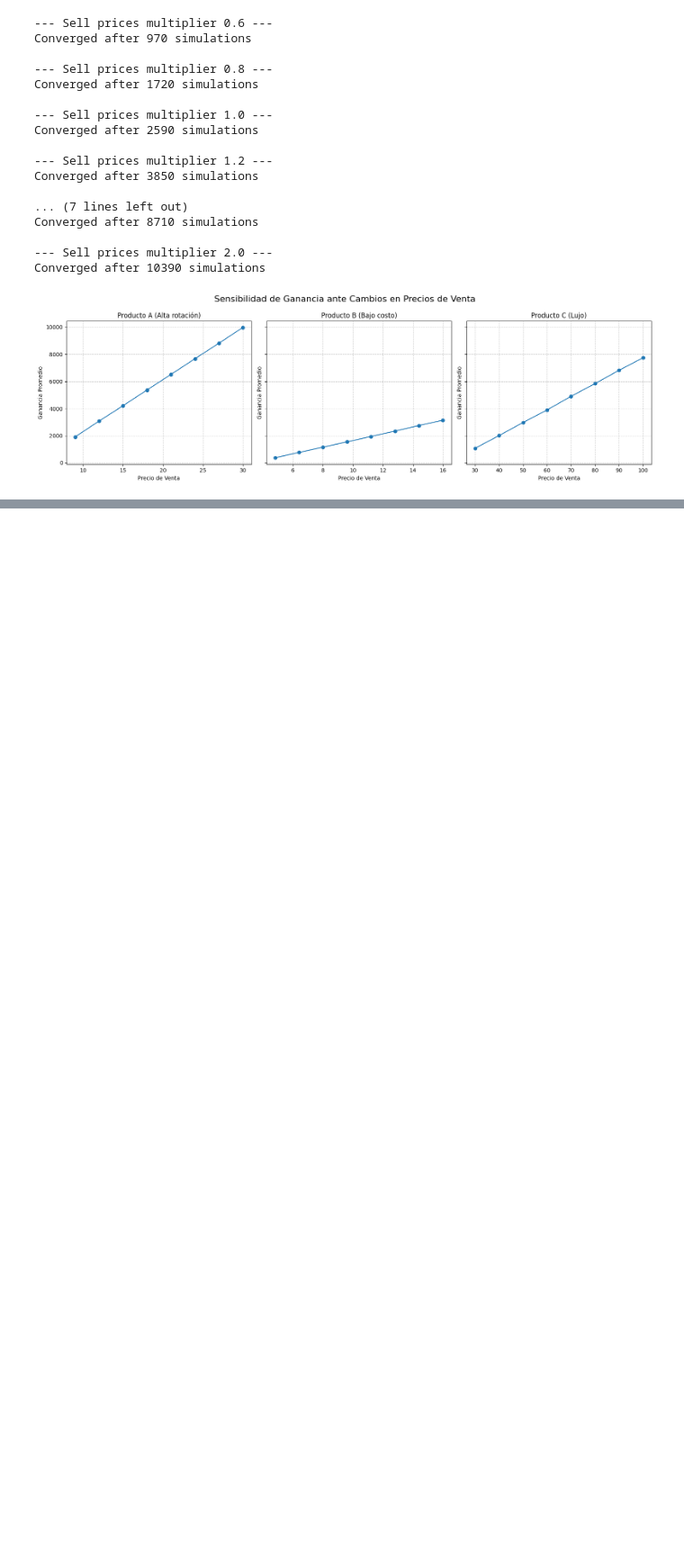
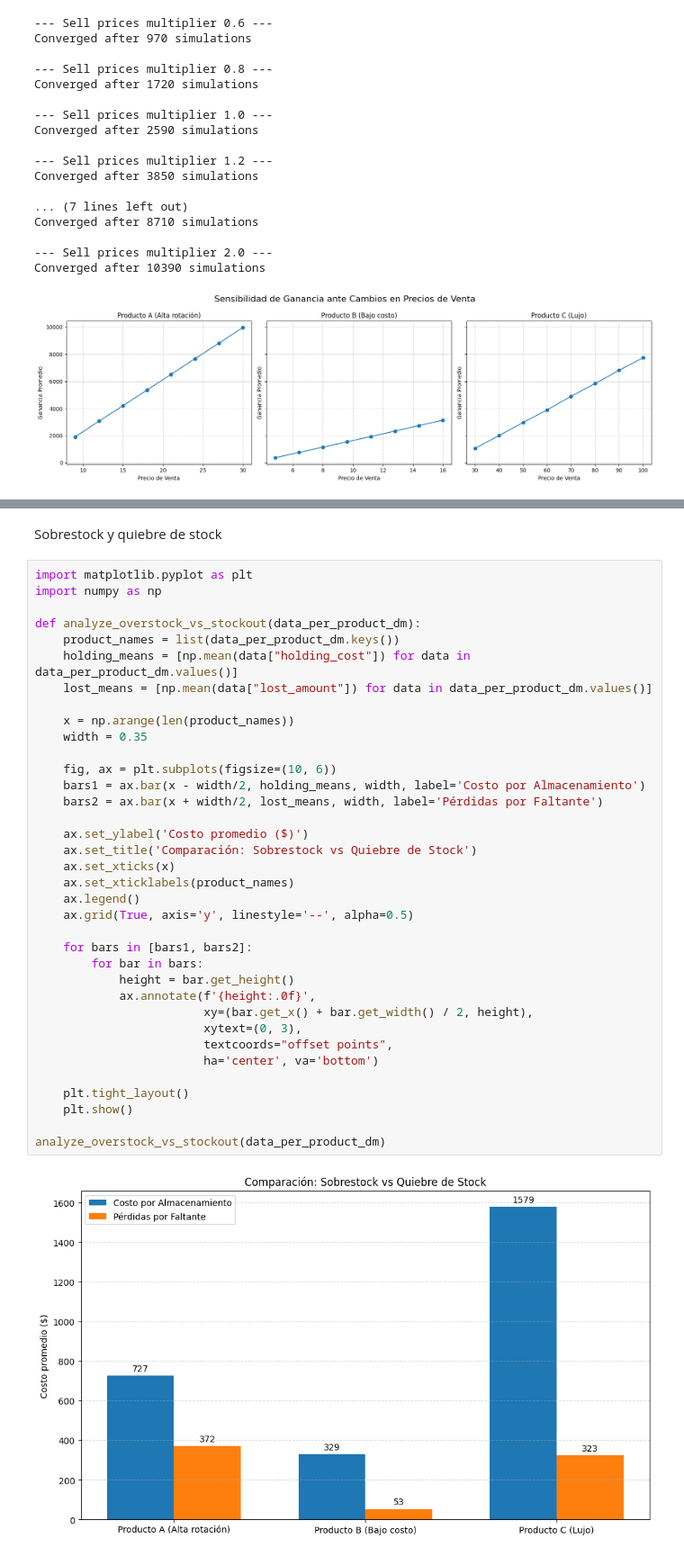
Before and after one commit to gaboCiber/Inventory_Stock, a Jupyter notebook: inventory2.ipynb, the cells around one changed output, grey strips where cells are left out. Shown: that part at 90% size. Cells and saved outputs as stored; diff of their text form; blank space fills up the shorter version.

```diff
--- a/inventory2.ipynb
+++ b/inventory2.ipynb
@@ -518,0 +652,40 @@ Converged after 10390 simulations
+# %% [markdown]
+Sobrestock y quiebre de stock
+# %%
+import matplotlib.pyplot as plt
+import numpy as np
+
+def analyze_overstock_vs_stockout(data_per_product_dm):
+    product_names = list(data_per_product_dm.keys())
+    holding_means = [np.mean(data["holding_cost"]) for data in data_per_product_dm.values()]
+    lost_means = [np.mean(data["lost_amount"]) for data in data_per_product_dm.values()]
+
+    x = np.arange(len(product_names))
+    width = 0.35
+
+    fig, ax = plt.subplots(figsize=(10, 6))
+    bars1 = ax.bar(x - width/2, holding_means, width, label='Costo por Almacenamiento')
+    bars2 = ax.bar(x + width/2, lost_means, width, label='Pérdidas por Faltante')
+
+    ax.set_ylabel('Costo promedio ($)')
+    ax.set_title('Comparación: Sobrestock vs Quiebre de Stock')
+    ax.set_xticks(x)
+    ax.set_xticklabels(product_names)
+    ax.legend()
+    ax.grid(True, axis='y', linestyle='--', alpha=0.5)
+
+    for bars in [bars1, bars2]:
+        for bar in bars:
+            height = bar.get_height()
+            ax.annotate(f'{height:.0f}',
+                        xy=(bar.get_x() + bar.get_width() / 2, height),
+                        xytext=(0, 3),
+                        textcoords="offset points",
+                        ha='center', va='bottom')
+
+    plt.tight_layout()
+    plt.show()
+
+analyze_overstock_vs_stockout(data_per_product_dm)
+# %% [output]
+[figure, added]
```
Also changed, not shown: parts of 10 cells of this notebook, 15 other files.
